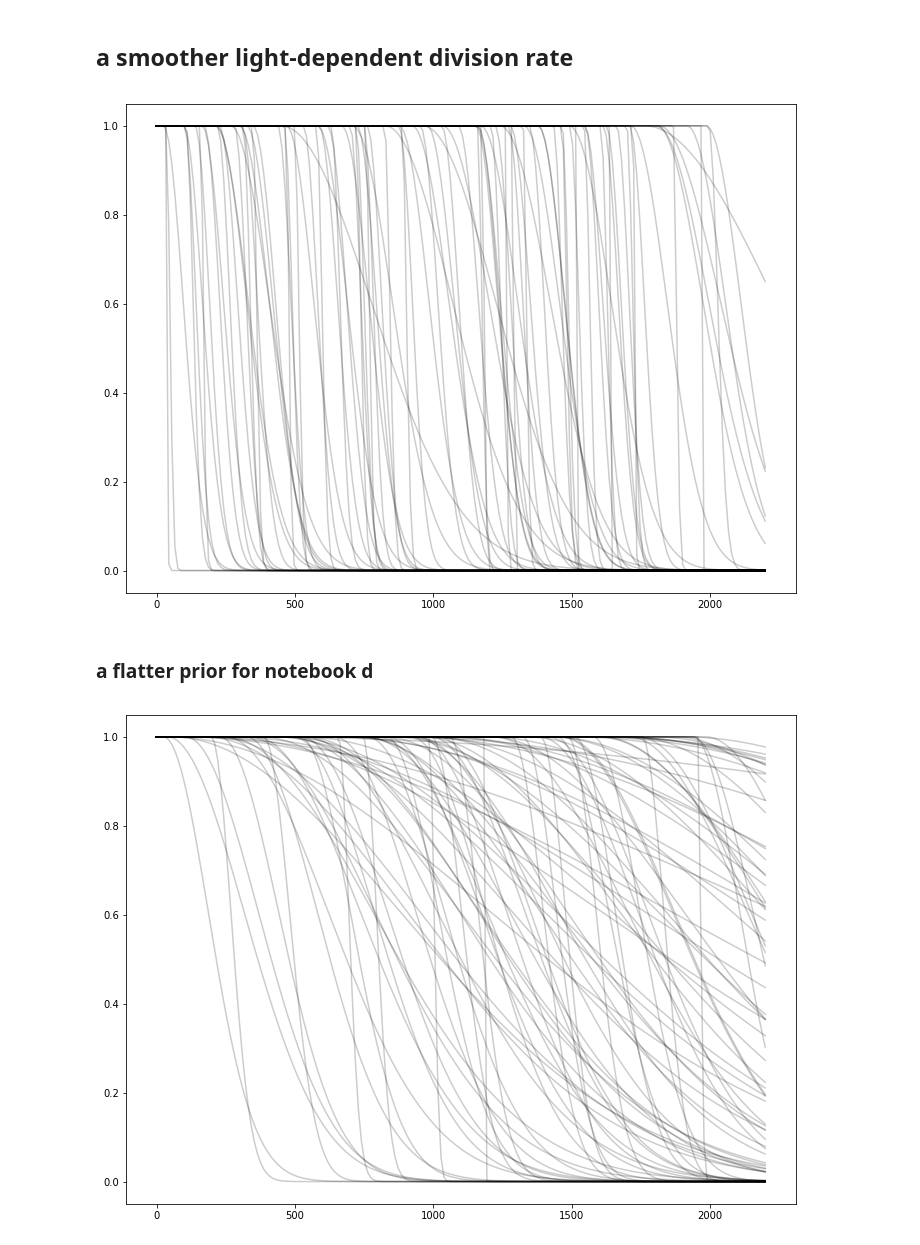
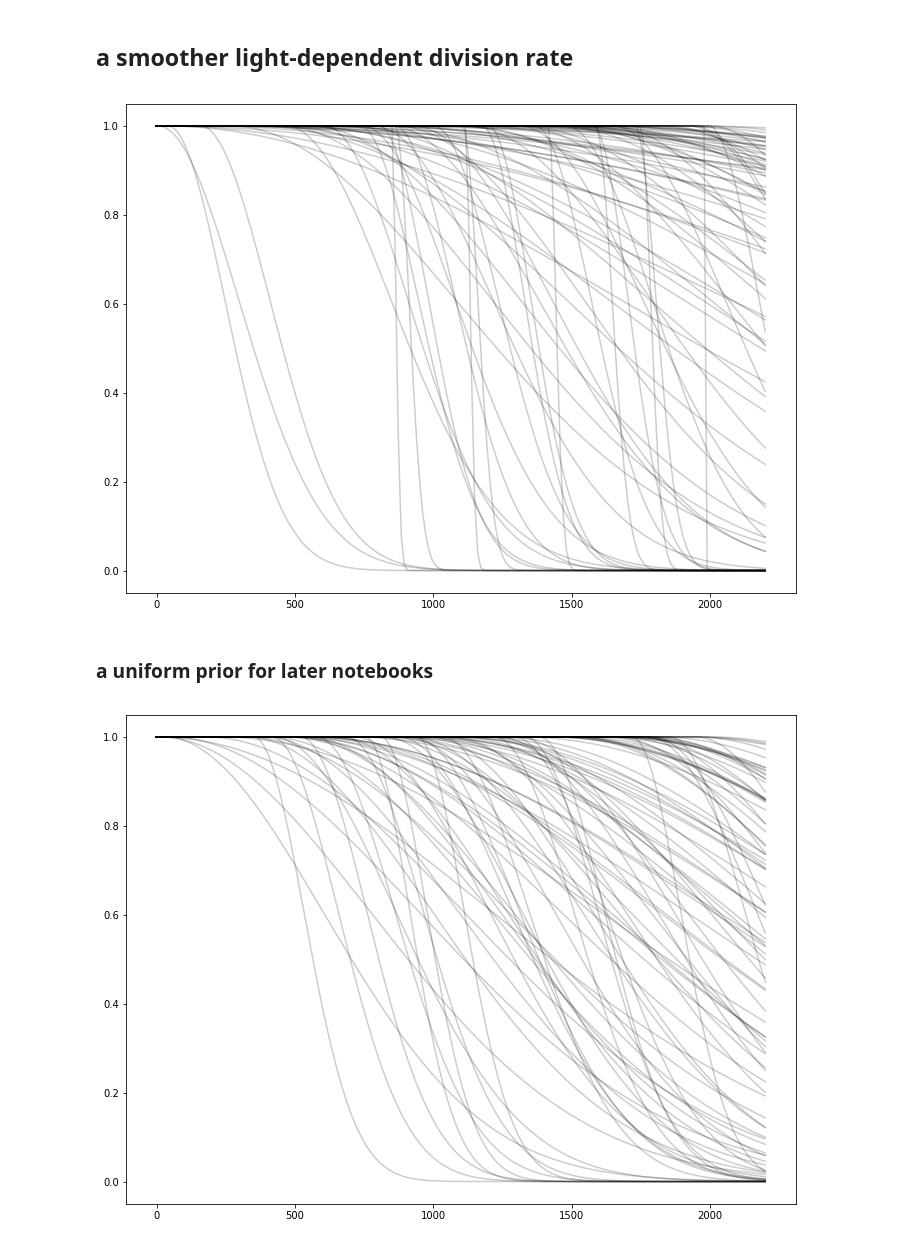
Before and after one commit to fribalet/Bayesian-matrixmodel, a Jupyter notebook: maxdiv.ipynb, the cells around one changed output. Cells and saved outputs as stored; diff of their text form; code cells hidden in the pictures.

Commit message:
notebook m26b

```diff
--- a/maxdiv.ipynb
+++ b/maxdiv.ipynb
@@ -6,26 +6,26 @@ import numpy as np
 E = np.linspace(0.0, 2200.0, 200)
 
 def maxdiv(E, thresh, sigma):
-    d = np.exp(-((E-thresh)/sigma)**2)
+    d = np.exp(-((E-thresh)/(2200.0*sigma))**2)
     d[E<thresh] = 1.0
     return d
 # %%
 import matplotlib.pyplot as plt
 
 fig, ax = plt.subplots(figsize=(12,9))
 for isample in range(100):
     thresh = np.random.uniform(low=0.0, high=2000.0)
-    sigma = np.random.exponential(100)
+    sigma = np.random.exponential(1)
     ax.plot(E, maxdiv(E, thresh, sigma), color='black', alpha=0.2)
 # %% [output]
-[figure, old version]
+[figure, new version]
 # %% [markdown]
-### a flatter prior for notebook d
+### a uniform prior for later notebooks
 # %%
 fig, ax = plt.subplots(figsize=(12,9))
 for isample in range(100):
     thresh = np.random.uniform(low=0.0, high=2000.0)
-    sigma = np.random.exponential(1000)
+    sigma = np.random.uniform(low=0.1, high=1.0)
     ax.plot(E, maxdiv(E, thresh, sigma), color='black', alpha=0.2)
 # %% [output]
-[figure, old version]
+[figure, new version]
```
Also changed, not shown: 4 other files.
